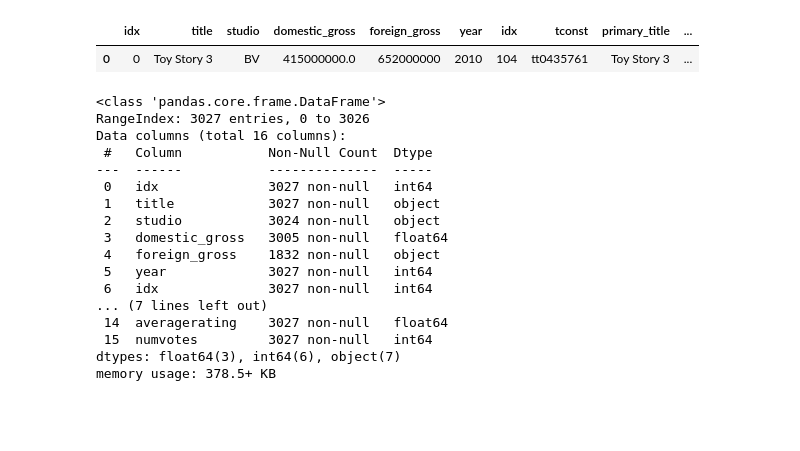
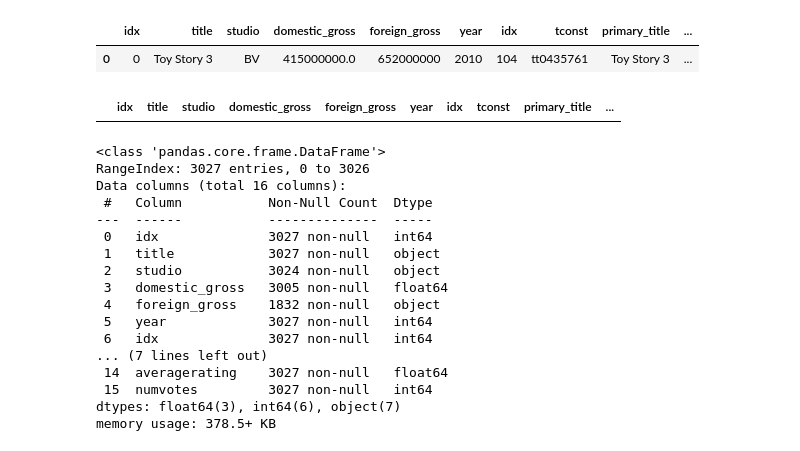
Before and after one commit to jeffreyhwatson/MS_Box_Office_Insights, a Jupyter notebook: primary_tables_sql_eda.ipynb, the cells around one changed output. Cells and saved outputs as stored; diff of their text form; code cells hidden in the pictures; blank space fills up the shorter version.

```diff
--- a/primary_tables_sql_eda.ipynb
+++ b/primary_tables_sql_eda.ipynb
@@ -85,6 +85,10 @@ df.head(1)
 # %% [output]
 |  | idx | title | studio | domestic_gross | foreign_gross | year | idx | tconst | primary_title | ... |
 | 0 | 0 | Toy Story 3 | BV | 415000000.0 | 652000000 | 2010 | 104 | tt0435761 | Toy Story 3 | ... |
+# %%
+df[df.title == 'Titanic']
+# %% [output]
+|  | idx | title | studio | domestic_gross | foreign_gross | year | idx | tconst | primary_title | ... |
 # %%
 # getting df info
 df.info()
```
